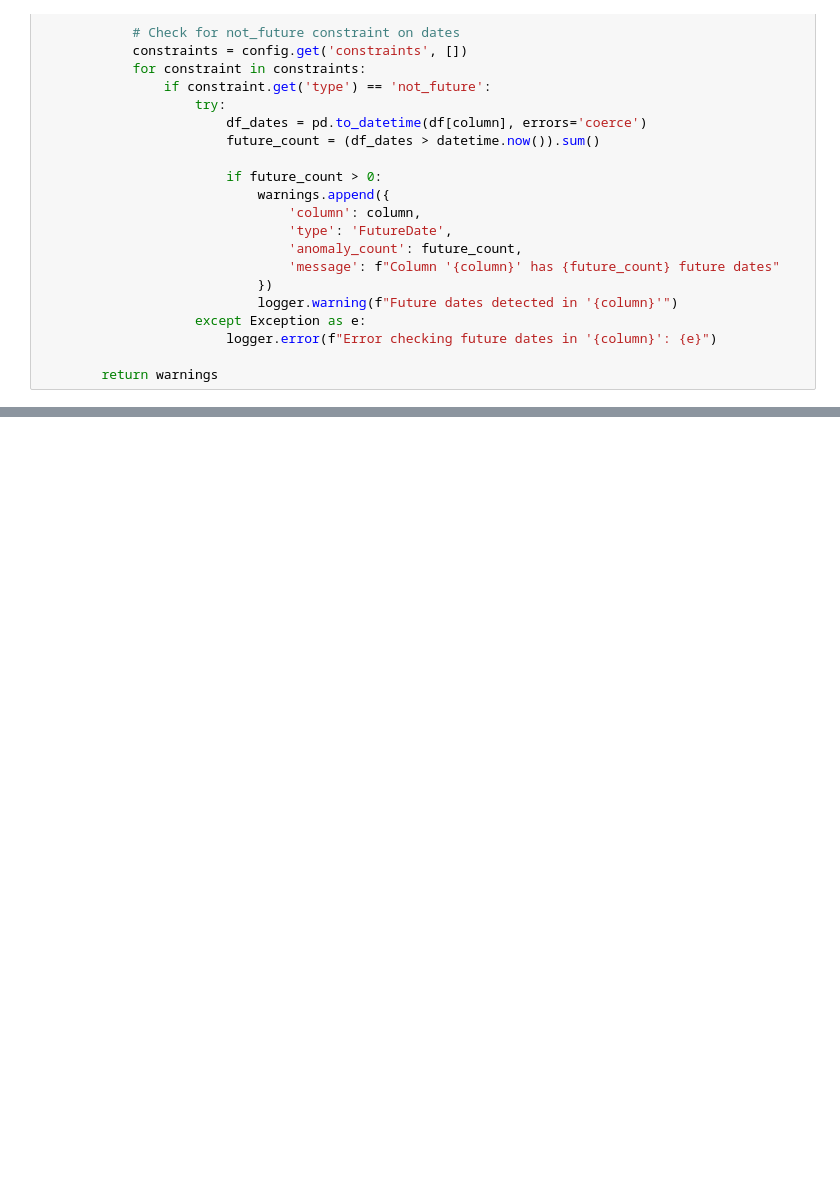
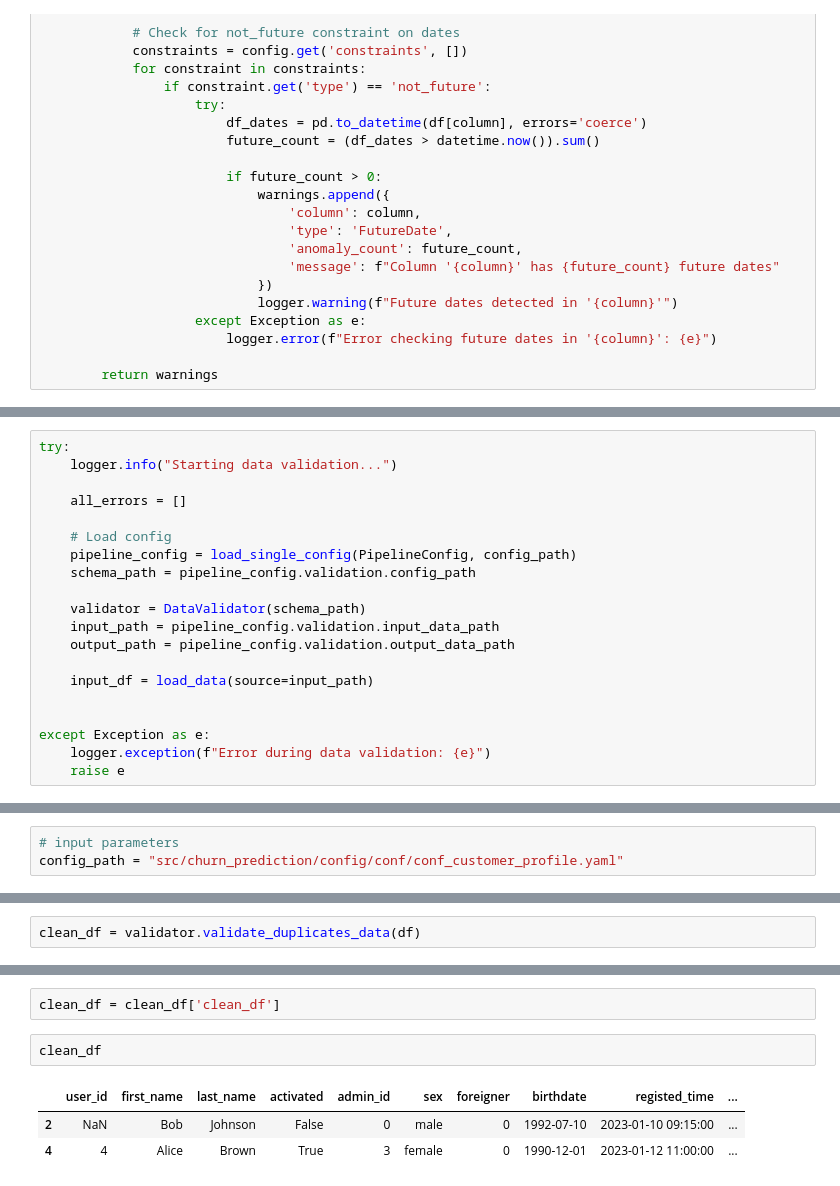
Before and after one commit to supawitlearn/customer-churn-prediction, a Jupyter notebook: research/02_data_validation.ipynb, the cells around one changed output, grey strips where cells are left out. Cells and saved outputs as stored; diff of their text form; blank space fills up the shorter version.

Commit message:
feat: :art: update research data validation

```diff
--- a/research/02_data_validation.ipynb
+++ b/research/02_data_validation.ipynb
@@ -723,0 +818,20 @@ dtype: bool
+# %%
+try:
+    logger.info("Starting data validation...")
+
+    all_errors = []
+
+    # Load config
+    pipeline_config = load_single_config(PipelineConfig, config_path)
+    schema_path = pipeline_config.validation.config_path
+
+    validator = DataValidator(schema_path)
+    input_path = pipeline_config.validation.input_data_path
+    output_path = pipeline_config.validation.output_data_path
+
+    input_df = load_data(source=input_path)
+
+
+except Exception as e:
+    logger.exception(f"Error during data validation: {e}")
+    raise e
@@ -723,0 +1094,3 @@ dtype: bool
+# %%
+# input parameters
+config_path = "src/churn_prediction/config/conf/conf_customer_profile.yaml"
@@ -723,0 +1170,2 @@ dtype: bool
+# %%
+clean_df = validator.validate_duplicates_data(df)
@@ -723,0 +1191,8 @@ dtype: bool
+# %%
+clean_df = clean_df['clean_df']
+# %%
+clean_df
+# %% [output]
+|  | user_id | first_name | last_name | activated | admin_id | sex | foreigner | birthdate | registed_time | ... |
+| 2 | NaN | Bob | Johnson | False | 0 | male | 0 | 1992-07-10 | 2023-01-10 09:15:00 | ... |
+| 4 | 4 | Alice | Brown | True | 3 | female | 0 | 1990-12-01 | 2023-01-12 11:00:00 | ... |
```
Also changed, not shown: parts of 20 cells of this notebook.
